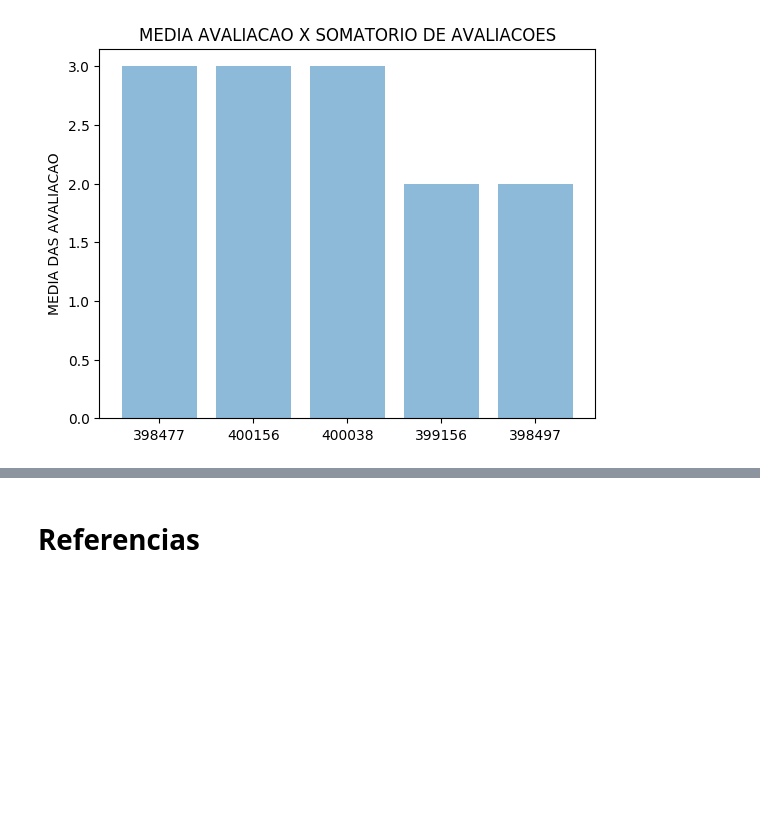
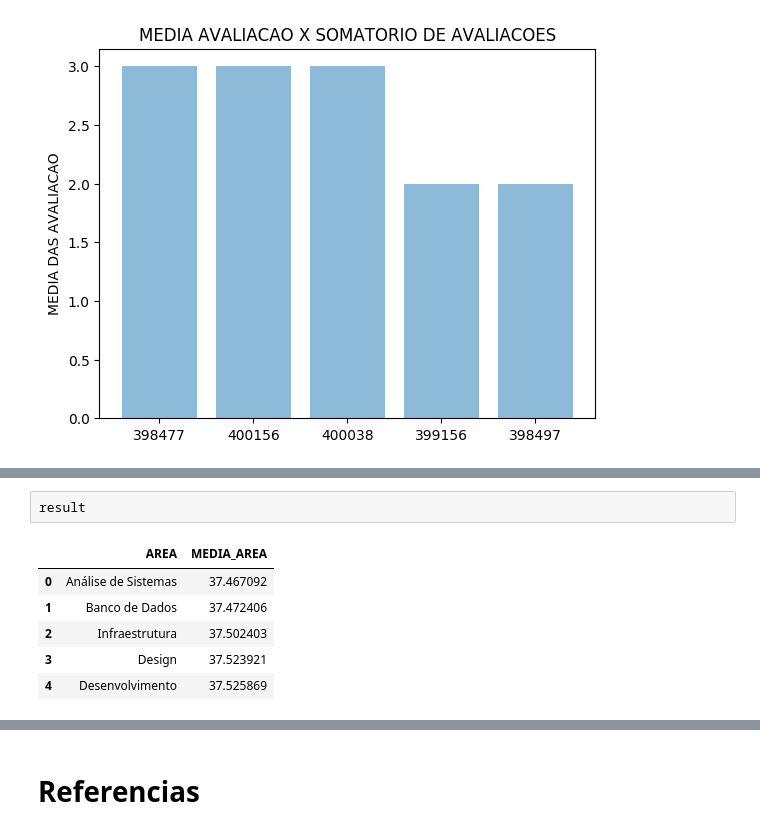
Before and after one commit to duraes-antonio/resolveae_bd2, a Jupyter notebook: RELATORIOS/relatorios.ipynb, the cells around one changed output, grey strips where cells are left out. Cells and saved outputs as stored; diff of their text form; blank space fills up the shorter version.

```diff
--- a/RELATORIOS/relatorios.ipynb
+++ b/RELATORIOS/relatorios.ipynb
@@ -249,0 +275,9 @@ df
+# %%
+result
+# %% [output]
+|  | AREA | MEDIA_AREA |
+| 0 | Análise de Sistemas | 37.467092 |
+| 1 | Banco de Dados | 37.472406 |
+| 2 | Infraestrutura | 37.502403 |
+| 3 | Design | 37.523921 |
+| 4 | Desenvolvimento | 37.525869 |
```
Also changed, not shown: parts of 22 cells of this notebook.
